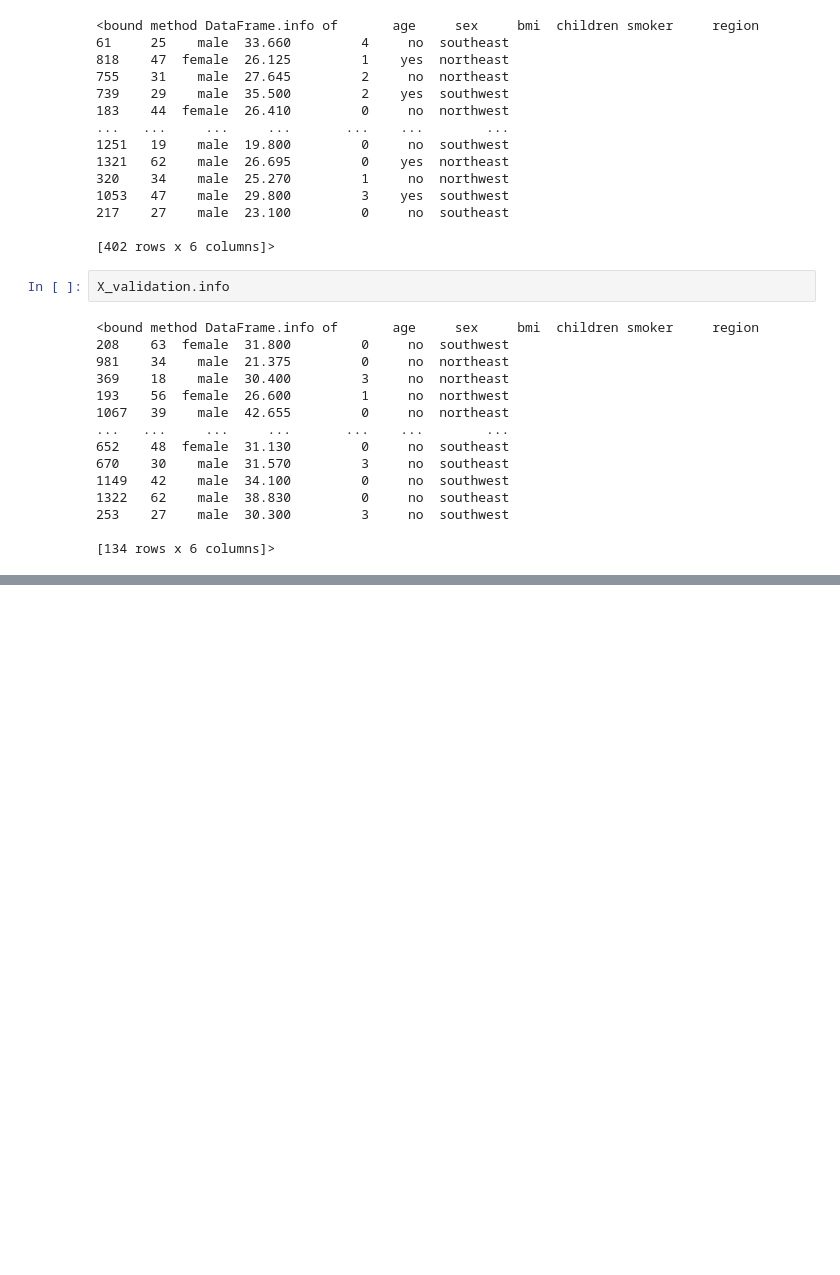
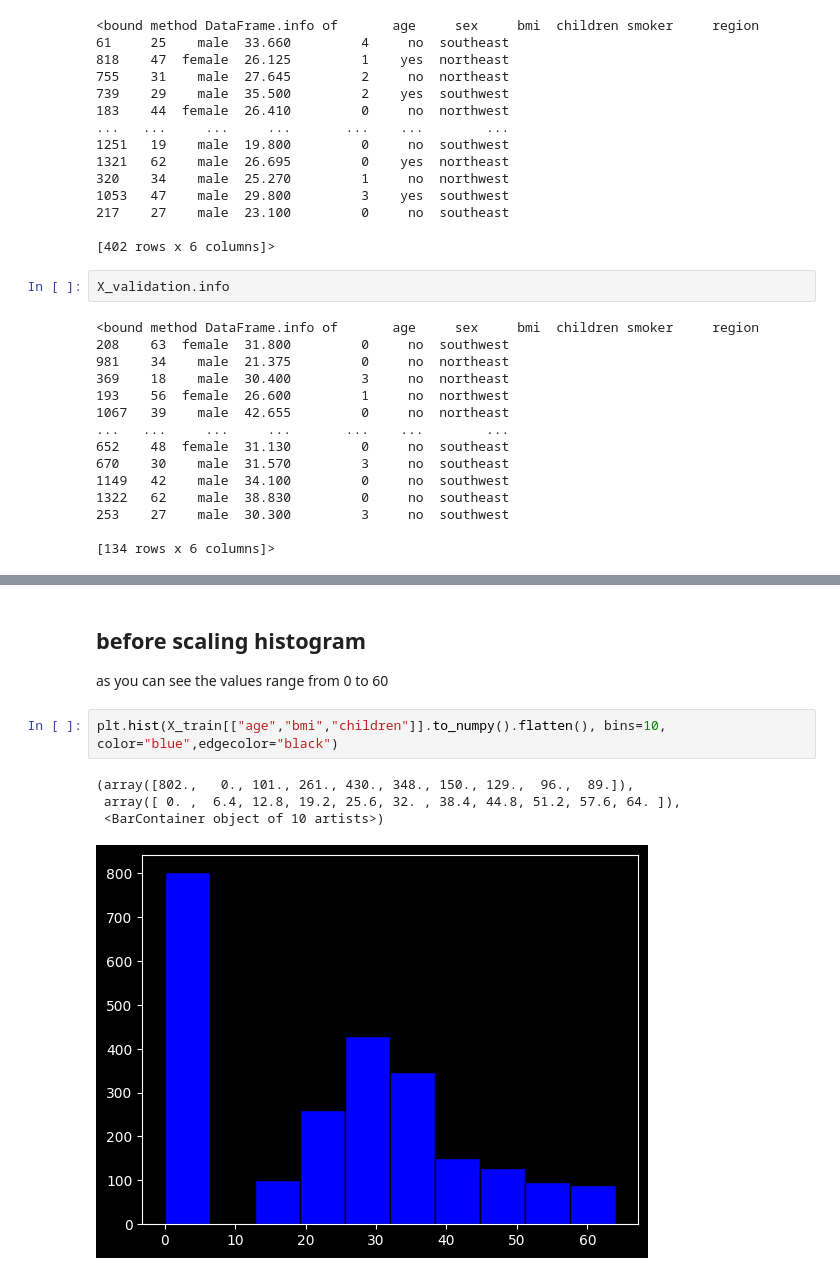
Before and after one commit to Muhammad-Bilal1605/LearningAI, a Jupyter notebook: scripts/assignment_4_scikitLearn.ipynb, the cells around one changed output, grey strips where cells are left out. Drawn from its saved outputs; the diff is of its cells as text; blank space fills up the shorter version.

Commit message:
assignment4: learned and utilized Scaling
Learned and utilized standard scaling and minmax scaling

```diff
--- a/scripts/assignment_4_scikitLearn.ipynb
+++ b/scripts/assignment_4_scikitLearn.ipynb
@@ -132,0 +138,10 @@ X_validation.info
+# %% [markdown]
+## before scaling histogram
+as you can see the values range from 0 to 60
+# %%
+plt.hist(X_train[["age","bmi","children"]].to_numpy().flatten(), bins=10, color="blue",edgecolor="black")
+# %% [output]
+(array([802.,   0., 101., 261., 430., 348., 150., 129.,  96.,  89.]),
+ array([ 0. ,  6.4, 12.8, 19.2, 25.6, 32. , 38.4, 44.8, 51.2, 57.6, 64. ]),
+ <BarContainer object of 10 artists>)
+[figure, added]
```
Also changed, not shown: parts of 13 cells of this notebook.
